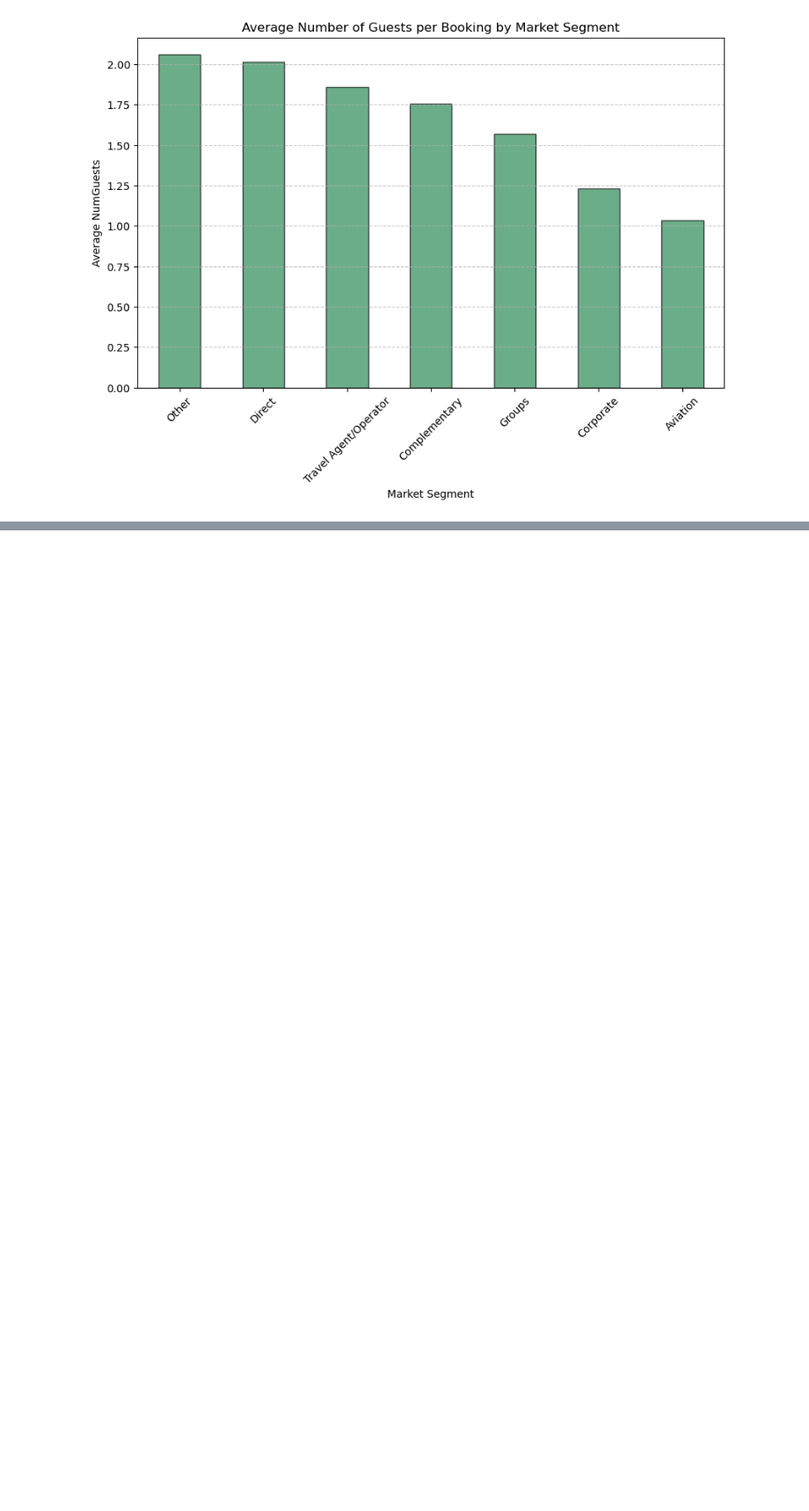
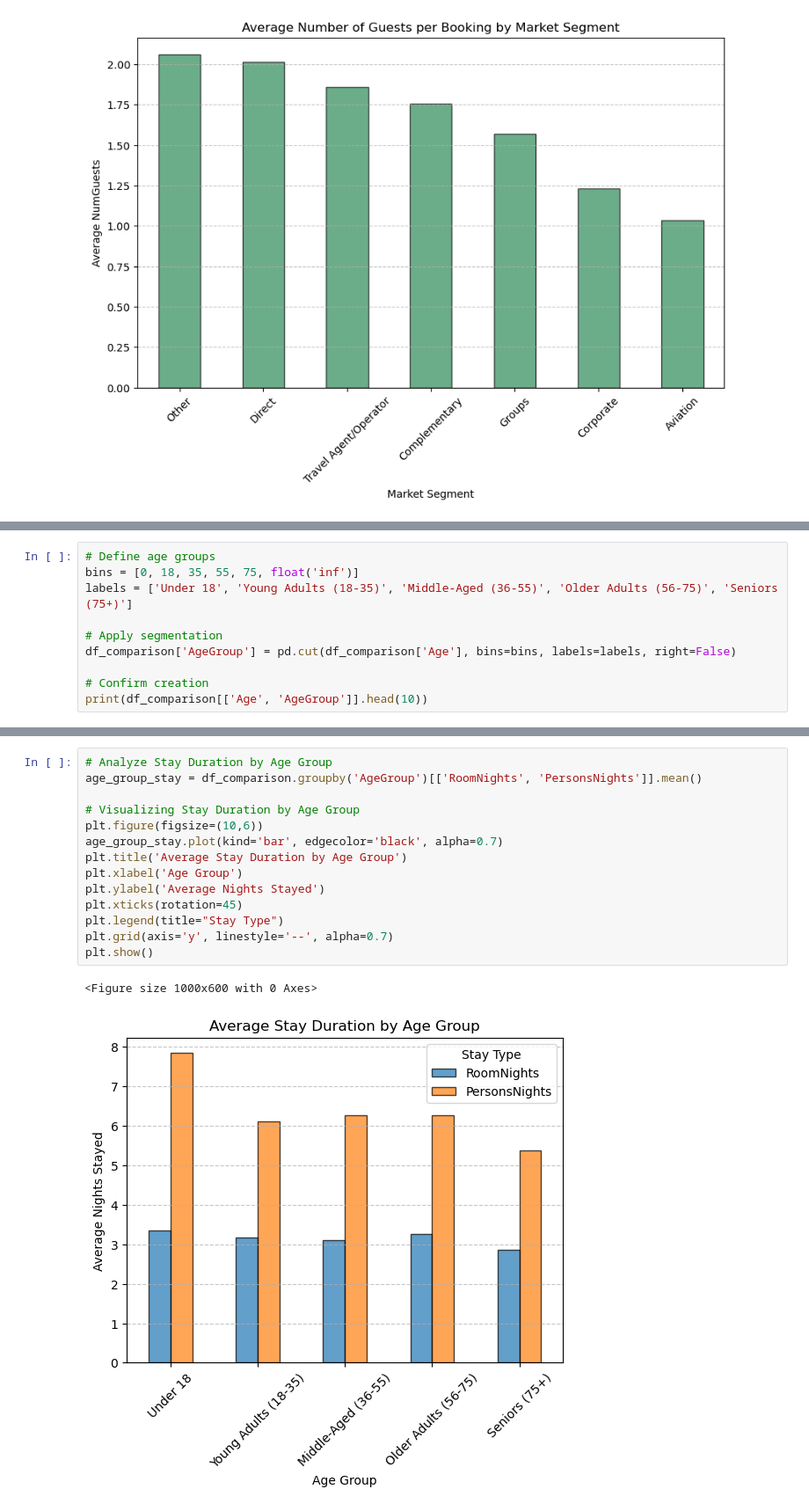
Before and after one commit to RubenCMarques/Hotel-Customer-Segmentation, a Jupyter notebook: Notebooks/Main_notebook.ipynb, the cells around one changed output, grey strips where cells are left out. Shown at 88% size. Cells and saved outputs as stored; diff of their text form; blank space fills up the shorter version.

```diff
--- a/Notebooks/Main_notebook.ipynb
+++ b/Notebooks/Main_notebook.ipynb
@@ -955,0 +972,10 @@ plt.show()
+# %%
+# Define age groups
+bins = [0, 18, 35, 55, 75, float('inf')]
+labels = ['Under 18', 'Young Adults (18-35)', 'Middle-Aged (36-55)', 'Older Adults (56-75)', 'Seniors (75+)']
+
+# Apply segmentation
+df_comparison['AgeGroup'] = pd.cut(df_comparison['Age'], bins=bins, labels=labels, right=False)
+
+# Confirm creation
+print(df_comparison[['Age', 'AgeGroup']].head(10))
@@ -955,0 +995,17 @@ plt.show()
+# %%
+# Analyze Stay Duration by Age Group
+age_group_stay = df_comparison.groupby('AgeGroup')[['RoomNights', 'PersonsNights']].mean()
+
+# Visualizing Stay Duration by Age Group
+plt.figure(figsize=(10,6))
+age_group_stay.plot(kind='bar', edgecolor='black', alpha=0.7)
+plt.title('Average Stay Duration by Age Group')
+plt.xlabel('Age Group')
+plt.ylabel('Average Nights Stayed')
+plt.xticks(rotation=45)
+plt.legend(title="Stay Type")
+plt.grid(axis='y', linestyle='--', alpha=0.7)
+plt.show()
+# %% [output]
+<Figure size 1000x600 with 0 Axes>
+[figure, added]
```
Also changed, not shown: parts of 4 cells of this notebook.
